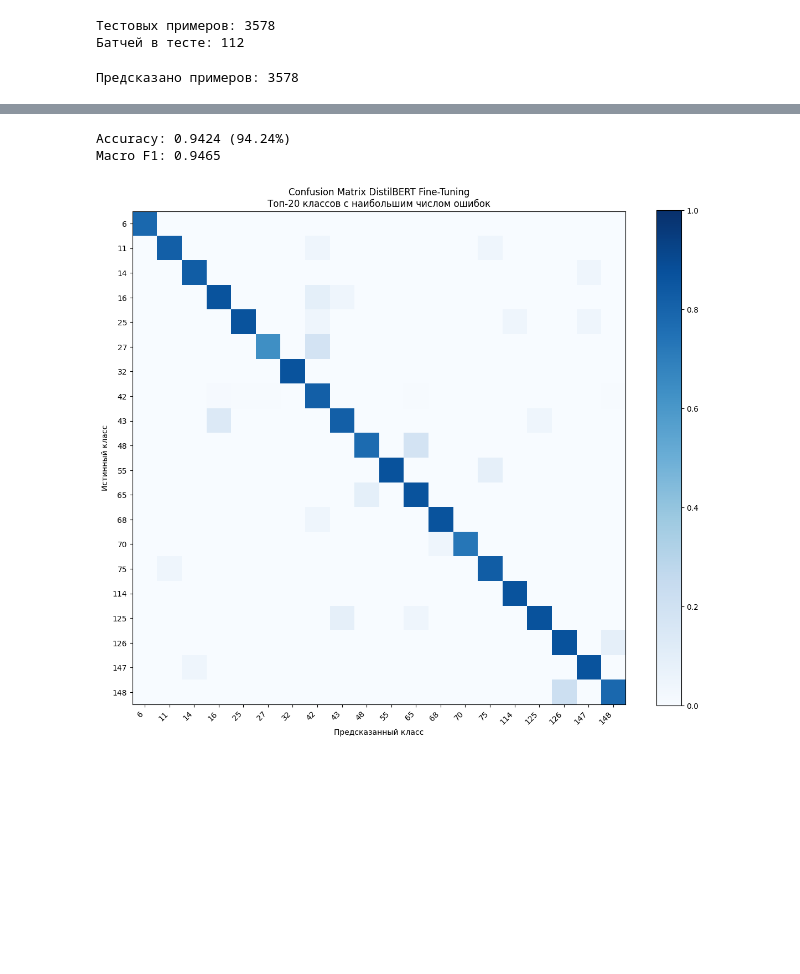
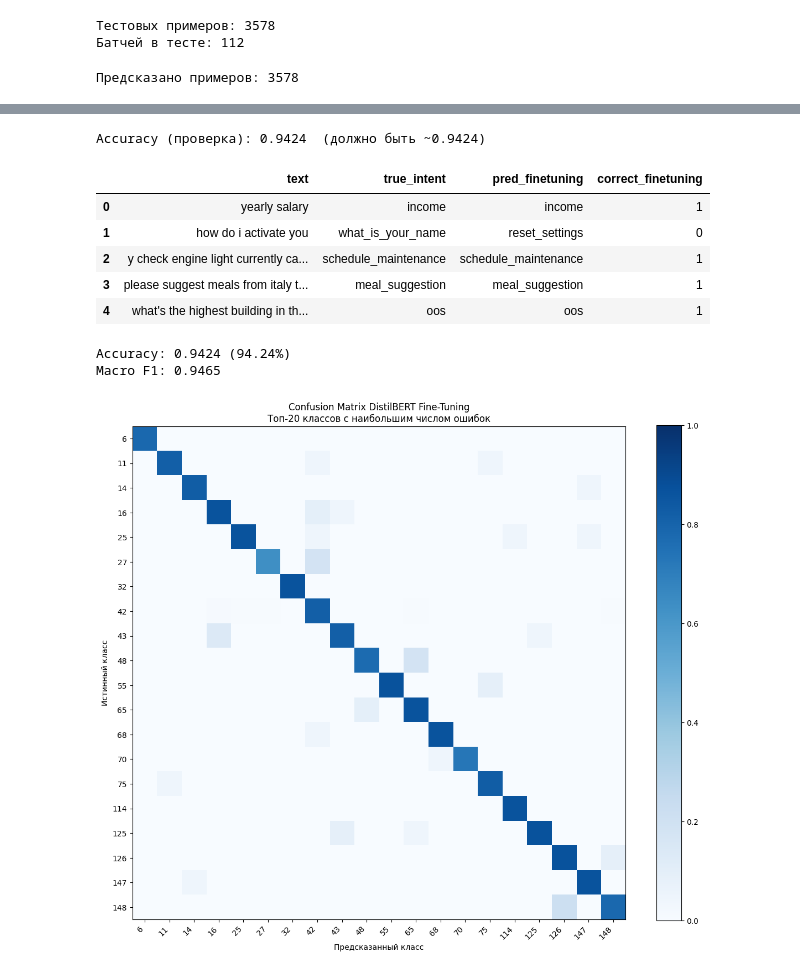
Before and after one commit to xibrune/intent-classification, a Jupyter notebook: experiments/exp01_finetuning/02_evaluate.ipynb, the cells around one changed output, grey strips where cells are left out. Saved outputs shown, nothing was run; the diff lists cells and outputs as text; code cells hidden in the pictures; blank space fills up the shorter version.

```diff
--- a/experiments/exp01_finetuning/02_evaluate.ipynb
+++ b/experiments/exp01_finetuning/02_evaluate.ipynb
@@ -99,3 +115,36 @@ print(f"Предсказано примеров: {len(all_preds)}")
+# %%
+# Добавляем корень репо в sys.path
+import sys
+PROJECT_ROOT = Path.cwd()
+while not (PROJECT_ROOT / "src").exists() and PROJECT_ROOT != PROJECT_ROOT.parent:
+    PROJECT_ROOT = PROJECT_ROOT.parent
+sys.path.insert(0, str(PROJECT_ROOT))
+
+from src.intent_mapping import ID_TO_INTENT as id2intent
+
+predictions_df = pd.DataFrame({
+    "text": test_df["text"].tolist(),
+    "true_intent": [id2intent[int(i)] for i in all_labels],
+    "pred_finetuning": [id2intent[int(i)] for i in all_preds],
+})
+predictions_df["correct_finetuning"] = (
+    predictions_df["true_intent"] == predictions_df["pred_finetuning"]
+).astype(int)
+
+acc = predictions_df["correct_finetuning"].mean()
+print(f"Accuracy (проверка): {acc:.4f}  (должно быть ~0.9424)")
+
+out_path = PROJECT_ROOT / "results/metrics/exp01_predictions.csv"
+predictions_df.to_csv(out_path, index=False)
+predictions_df.head()
+# %% [output]
+Accuracy (проверка): 0.9424  (должно быть ~0.9424)
+|  | text | true_intent | pred_finetuning | correct_finetuning |
+| 0 | yearly salary | income | income | 1 |
+| 1 | how do i activate you | what_is_your_name | reset_settings | 0 |
+| 2 | y check engine light currently ca... | schedule_maintenance | schedule_maintenance | 1 |
+| 3 | please suggest meals from italy t... | meal_suggestion | meal_suggestion | 1 |
+| 4 | what's the highest building in th... | oos | oos | 1 |
 # %%
 accuracy = accuracy_score(all_labels, all_preds)
 macro_f1 = f1_score(all_labels, all_preds, average="macro")
```
Also changed, not shown: parts of 1 cell of this notebook, 1 other file.
